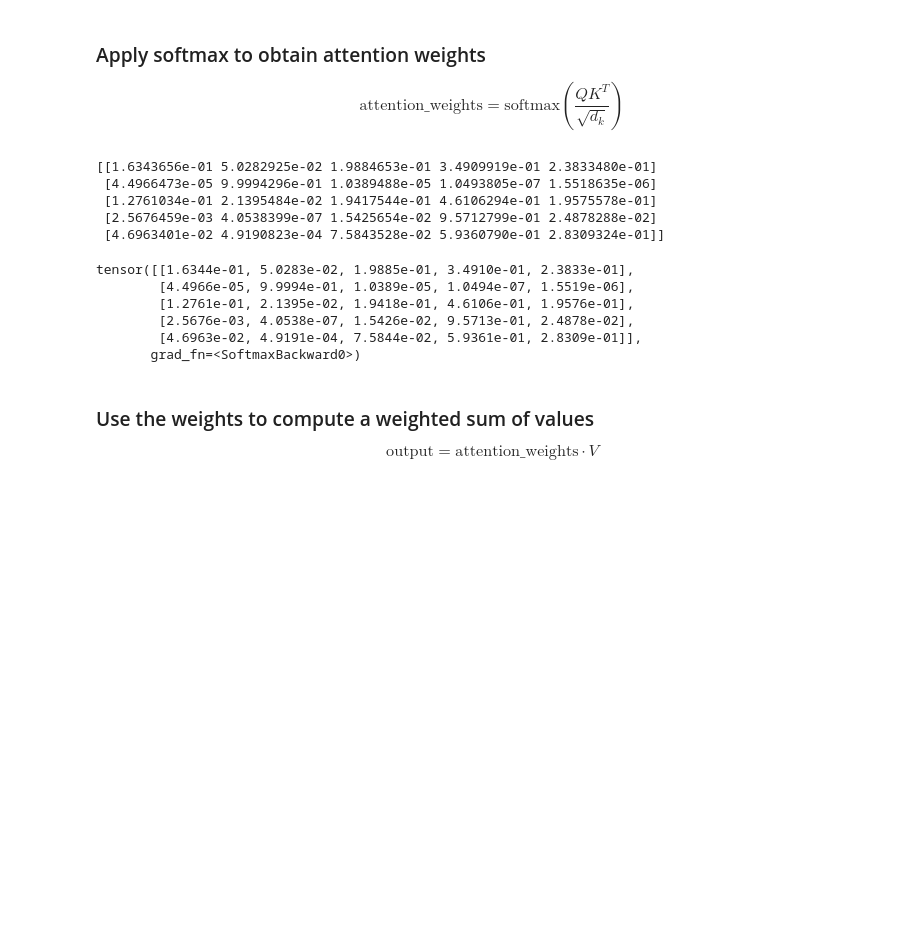
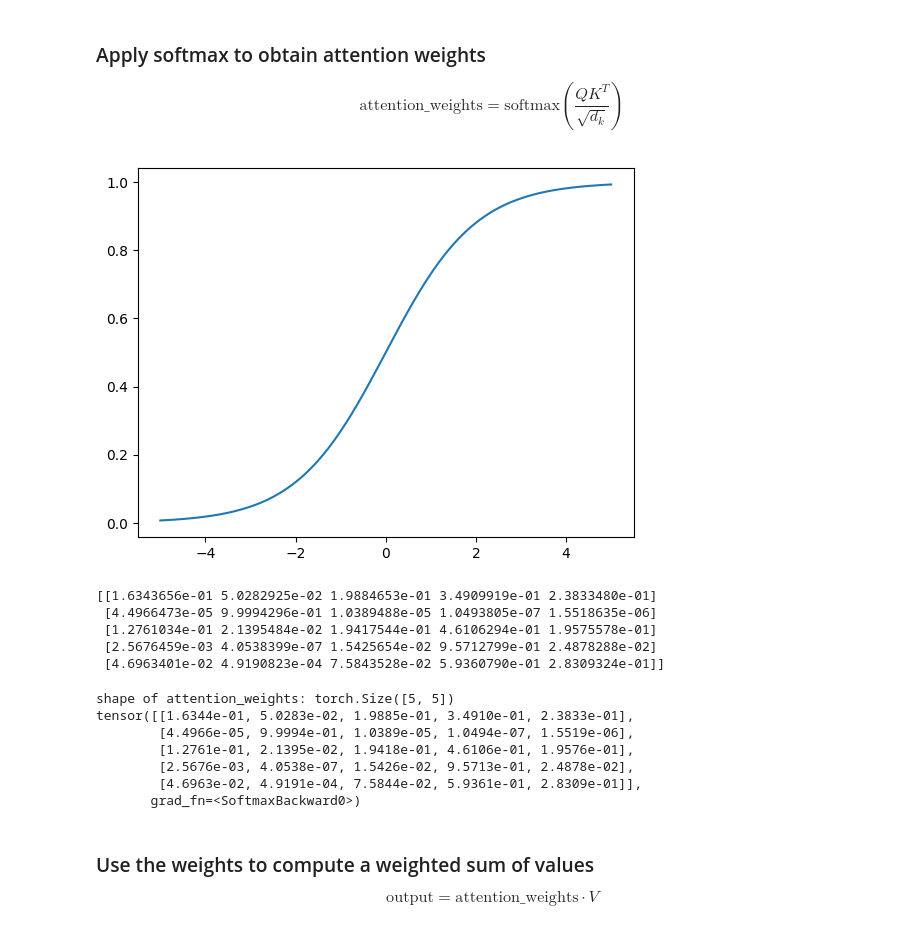
Before and after one commit to weikuo0506/CreateYourOwnLLM, a Jupyter notebook: buildLLM-Attention.ipynb, the cells around one changed output. Drawn from its saved outputs; the diff is of its cells as text; code cells hidden in the pictures; blank space fills up the shorter version.

```diff
--- a/buildLLM-Attention.ipynb
+++ b/buildLLM-Attention.ipynb
@@ -132,6 +132,18 @@ tensor([[ 0.1551, -1.0237,  0.3512,  0.9140,  0.5323],
 $$
 \text{attention\_weights} = \text{softmax} \left( \frac{Q K^T}{\sqrt{d_k}} \right)
 $$
+# %%
+import torch
+import matplotlib.pyplot as plt
+
+x = torch.linspace(-5, 5, 200)
+scores = torch.stack([x, torch.zeros_like(x)], dim=1)
+softmax_vals = torch.softmax(scores, dim=1)
+
+plt.plot(x.numpy(), softmax_vals[:,0].numpy())
+plt.show()
+# %% [output]
+[figure, added]
 # %%
 import numpy as np
 
@@ -150,8 +162,10 @@ print(attention_weights)
  [4.6963401e-02 4.9190823e-04 7.5843528e-02 5.9360790e-01 2.8309324e-01]]
 # %%
 attention_weights = torch.softmax(attention_scores, dim=-1)
+print("shape of attention_weights:", attention_weights.shape)
 print(attention_weights)
 # %% [output]
+shape of attention_weights: torch.Size([5, 5])
 tensor([[1.6344e-01, 5.0283e-02, 1.9885e-01, 3.4910e-01, 2.3833e-01],
         [4.4966e-05, 9.9994e-01, 1.0389e-05, 1.0494e-07, 1.5519e-06],
         [1.2761e-01, 2.1395e-02, 1.9418e-01, 4.6106e-01, 1.9576e-01],
```
Also changed, not shown: parts of 14 cells of this notebook, 1 other file.
